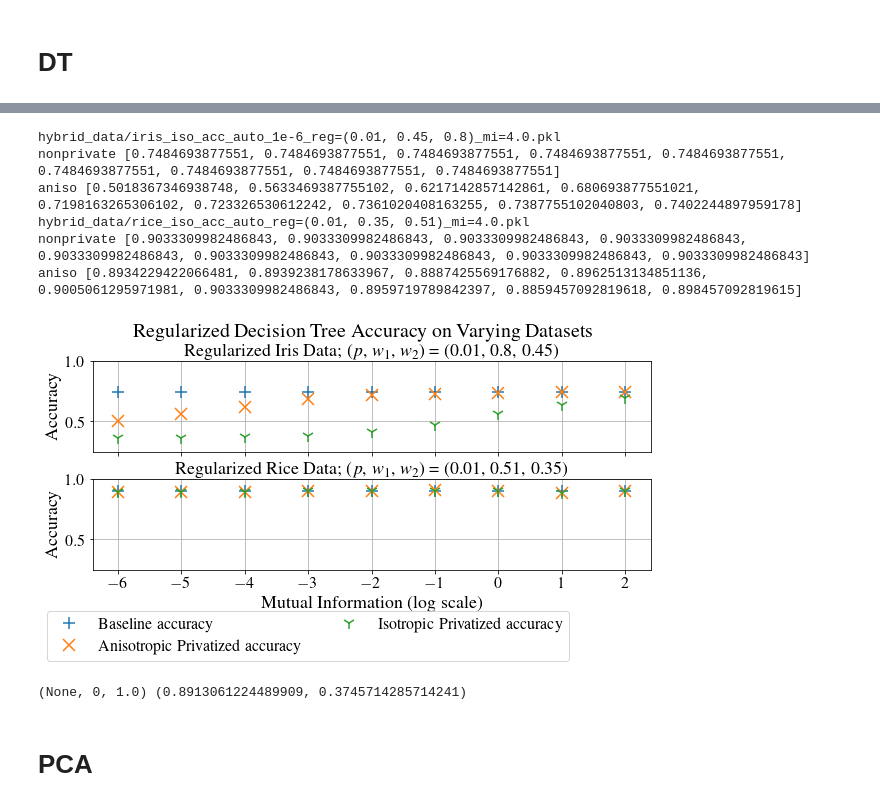
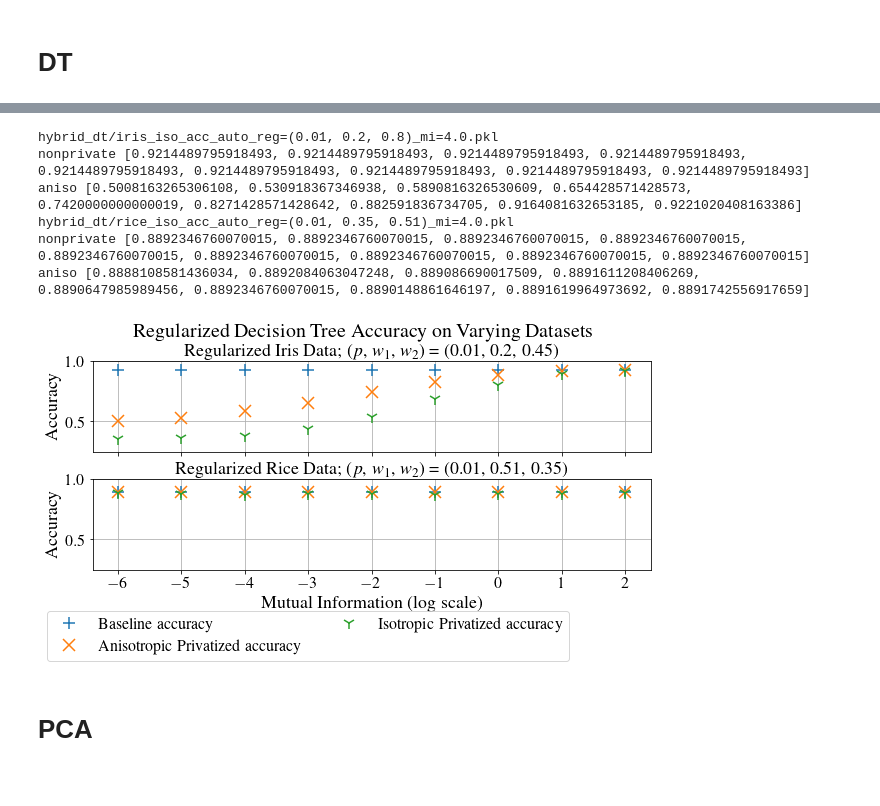
Before and after one commit to mayuri95/pac_algs, a Jupyter notebook: hybrid viz.ipynb, the cells around one changed output, grey strips where cells are left out. Cells and saved outputs as stored; diff of their text form; code cells hidden in the pictures.

```diff
--- a/hybrid viz.ipynb
+++ b/hybrid viz.ipynb
@@ -111,16 +155,25 @@ iso_fnames = ["hybrid_data/iris_iso_acc_mi={}.pkl",
           "hybrid_data/rice_iso_acc_mi={}.pkl",
              "hybrid_data/bean_iso_acc_mi={}.pkl"]
 
+# fnames = ["hybrid_svm/iris_acc_mi={}.pkl",
+#           "hybrid_svm/rice_acc_mi={}.pkl",
+#          "hybrid_svm/bean_acc_mi={}.pkl"]
+
+# iso_fnames = ["hybrid_svm/iris_iso_acc_mi={}.pkl",
+#           "hybrid_svm/rice_iso_acc_mi={}.pkl",
+#              "hybrid_svm/bean_iso_acc_mi={}.pkl"]
+
 data_types = ['iris', 'rice', 'bean']
 titles = ["Iris Data", "Rice Data", "Dry Bean"]
 fig, axes = plt.subplots(3, sharex=True, figsize=(10, 6))
-baseline_vals = [0.9591836734693955, 0.9308231173380125, 0.9179524859172246]
+baseline_vals = [0.9591836734693955, 0.9273204903677511, 0.9110947832475934]
 
 # reg = 0.05
 C_vals = [1.0, 1.0, 1.0]
 ys = [(0.25, 1.), (0.25, 1.), (0, 1)]
 
 for ind, data in enumerate(data_types):
+
     tmp, iso_tmp = {}, {}
     for mi in true_x_vals:
         tmp[mi] = pickle.load(open(fnames[ind].format(mi), 'rb'))[C_vals[ind]]
@@ -176,7 +229,7 @@ iso_fnames = ["hybrid_data/iris_iso_acc_mi={}.pkl",
 data_types = ['iris', 'rice', 'bean']
 titles = ["Iris Data (C=0.05)", "Rice Data (C=0.05)", "Dry Bean (C=0.005)"]
 fig, axes = plt.subplots(3, sharex=True, figsize=(10, 6))
-baseline_vals = [0.7142857142857043, 0.9316987740805793, 0.8224344844477134]
+baseline_vals = [0.7142857142857043, 0.9273204903677511, 0.8224344844477134]
 # reg = 0.05
 C_vals = [0.05, 0.05, 0.005]
 ys = [(0.25, 1.), (0.25, 1.), (0, 1)]
@@ -218,6 +271,6 @@ plt.subplots_adjust(top=0.85)
 
 lgd = fig.legend(handles, labels, ncol=2, loc=2, prop={'size': 16}, bbox_to_anchor=(0.05, 0.01))
 plt.xlabel("Mutual Information (log scale)", fontsize=18)
-plt.suptitle("SVM Accuracy on Varying Datasets", fontsize=20)
+plt.suptitle("Regularized SVM Accuracy on Varying Datasets", fontsize=20)
 plt.savefig('hybrid_figs/mi_svm_reg.png', bbox_inches = "tight")
 # %% [output]
@@ -228,18 +281,18 @@ plt.savefig('hybrid_figs/mi_svm_reg.png', bbox_inches = "tight")
 true_x_vals = [0.015625, 0.03125, 0.0625, 0.125, 0.25, 0.5, 1.0, 2.0, 4.0]
 # print(true_x_vals)
 # kmeans_mi=0.125_iris_acc.pkl
-regs = [(None, 0, 1.0), (None, 0, 1.0)]
-fnames = ["hybrid_data/iris_acc_auto_reg={}_mi={}.pkl",
-          "hybrid_data/rice_acc_auto_reg={}_mi={}.pkl"]
+regs = [(None, 0.0, 1.0), (None, 0, 1.0)]
+fnames = ["hybrid_dt/iris_acc_auto_reg={}_mi={}.pkl",
+          "hybrid_dt/rice_acc_auto_reg={}_mi={}.pkl"]
 # iris_iso_acc_auto_reg=(0.01, 0.1, 0.95)_mi=0.015625.pkl
-iso_fnames = ["hybrid_data/iris_iso_acc_auto_reg={}_mi={}.pkl",
-          "hybrid_data/rice_iso_acc_auto_reg={}_mi={}.pkl"]
+iso_fnames = ["hybrid_dt/iris_iso_acc_auto_reg={}_mi={}.pkl",
+          "hybrid_dt/rice_iso_acc_auto_reg={}_mi={}.pkl"]
 
 data_types = ['iris', 'rice']
 titles = ["Iris Data", "Rice Data"]
 fig, axes = plt.subplots(2, sharex=True, figsize=(10, 4))
 
-baseline_vals = [0.9066326530612353, 0.9181663747810851]
+baseline_vals = [0.9059795918367456, 0.9143038528896621]
 
 for ind, data in enumerate(data_types):
 #     if ind == 0:
@@ -282,4 +335,5 @@ lgd = fig.legend(handles, labels, ncol=2, loc=2, prop={'size': 16}, bbox_to_anch
 plt.xlabel("Mutual Information (log scale)", fontsize=18)
 plt.suptitle("Decision Tree Accuracy on Varying Datasets", fontsize=20)
 plt.savefig('hybrid_figs/dt_naive.png', bbox_inches = "tight")
+# hybrid_dt/iris_acc_auto_reg=(None, 0.0, 1.0)_mi=0.015625.pkl
 # %% [output]
@@ -292,18 +346,19 @@ aniso [0.6392889667250433, 0.6384781085814364, 0.6541908931698763, 0.66484763572
 true_x_vals = [0.015625, 0.03125, 0.0625, 0.125, 0.25, 0.5, 1.0, 2.0, 4.0]
 # print(true_x_vals)
 # kmeans_mi=0.125_iris_acc.pkl
-regs = [(0.01, 0.45, 0.8), (0.01, 0.35, 0.51)]
-fnames = ["hybrid_data/iris_acc_auto_1e-6_reg={}_mi={}.pkl",
-          "hybrid_data/rice_acc_auto_reg={}_mi={}.pkl"]
+regs = [(0.01, 0.2, 0.8), (0.01, 0.35, 0.51)]
+fnames = ["hybrid_dt/iris_acc_auto_reg={}_mi={}.pkl",
+          "hybrid_dt/rice_acc_auto_reg={}_mi={}.pkl"]
 
-iso_fnames = ["hybrid_data/iris_iso_acc_auto_1e-6_reg={}_mi={}.pkl",
-          "hybrid_data/rice_iso_acc_auto_reg={}_mi={}.pkl"]
+iso_fnames = ["hybrid_dt/iris_iso_acc_auto_reg={}_mi={}.pkl",
+          "hybrid_dt/rice_iso_acc_auto_reg={}_mi={}.pkl"]
+# iris_iso_acc_auto_reg=(0.01, 0.2, 0.8)_mi=0.015625.pkl
 
 data_types = ['iris', 'rice']
-titles = ["Regularized Iris Data; ($p$, $w_1$, $w_2$) = (0.01, 0.8, 0.45)", "Regularized Rice Data; ($p$, $w_1$, $w_2$) = (0.01, 0.51, 0.35)"]
+titles = ["Regularized Iris Data; ($p$, $w_1$, $w_2$) = (0.01, 0.2, 0.45)", "Regularized Rice Data; ($p$, $w_1$, $w_2$) = (0.01, 0.51, 0.35)"]
 fig, axes = plt.subplots(2, sharex=True, figsize=(10, 4))
 
-baseline_vals = [0.7439183673469384, 0.8996059544658511]
+baseline_vals = [0.9214489795918493, 0.8886926444833576]
 
 for ind, data in enumerate(data_types):
 #     if ind == 0:
@@ -320,48 +375,40 @@ for ind, data in enumerate(data_types):
         acc_dict[mi] = (tmp[mi][0], tmp[mi][1])
         iso_acc_dict[mi] = (iso_tmp[mi][0], iso_tmp[mi][1])
     sorted_keys = sorted(acc_dict.keys())
     subsampling_ys = [max(acc_dict[k][0] for k in sorted_keys)]*len(sorted_keys)
     print('nonprivate', subsampling_ys)
     hybrid_priv_ys = [acc_dict[k][1] for k in sorted_keys]
     print('aniso', hybrid_priv_ys)
     iso_priv_ys = [iso_acc_dict[k][1] for k in sorted_keys]
 
     transformed_x_vals = [np.log2(x) for x in true_x_vals]
     ax.plot(transformed_x_vals, [baseline_vals[ind]]*len(transformed_x_vals), '+', markersize=12, mew=1.5, label="Baseline accuracy")
     ax.plot(transformed_x_vals, hybrid_priv_ys, 'x', markersize=12, mew=1.5, label="Anisotropic Privatized accuracy")
     ax.plot(transformed_x_vals, iso_priv_ys, '1', markersize=12, mew=1.5, label="Isotropic Privatized accuracy")
     y_min, y_max = 0.25, 1.0
     ax.set_ylim(y_min, y_max)
 
     ax.set_ylabel("Accuracy", fontsize=18)
     ax.set_title(titles[ind], fontsize=18)
     ax.grid(True)
     ax.tick_params(axis='both', labelsize=16)
 plt.subplots_adjust(hspace=0.3)
 
 handles, labels = ax.get_legend_handles_labels()
 plt.subplots_adjust(top=0.85)
 
 lgd = fig.legend(handles, labels, ncol=2, loc=2, prop={'size': 16}, bbox_to_anchor=(0.05, 0.01))
 plt.xlabel("Mutual Information (log scale)", fontsize=18)
 plt.suptitle("Regularized Decision Tree Accuracy on Varying Datasets", fontsize=20)
 plt.savefig('hybrid_figs/dt_reg.png', bbox_inches = "tight")
 # %% [output]
-hybrid_data/iris_iso_acc_auto_1e-6_reg=(0.01, 0.45, 0.8)_mi=4.0.pkl
-nonprivate [0.7484693877551, 0.7484693877551, 0.7484693877551, 0.7484693877551, 0.7484693877551, 0.7484693877551, 0.7484693877551, 0.7484693877551, 0.7484693877551]
-aniso [0.5018367346938748, 0.5633469387755102, 0.6217142857142861, 0.680693877551021, 0.7198163265306102, 0.723326530612242, 0.7361020408163255, 0.7387755102040803, 0.7402244897959178]
-hybrid_data/rice_iso_acc_auto_reg=(0.01, 0.35, 0.51)_mi=4.0.pkl
-nonprivate [0.9033309982486843, 0.9033309982486843, 0.9033309982486843, 0.9033309982486843, 0.9033309982486843, 0.9033309982486843, 0.9033309982486843, 0.9033309982486843, 0.9033309982486843]
-aniso [0.8934229422066481, 0.8939238178633967, 0.8887425569176882, 0.8962513134851136, 0.9005061295971981, 0.9033309982486843, 0.8959719789842397, 0.8859457092819618, 0.898457092819615]
+hybrid_dt/iris_iso_acc_auto_reg=(0.01, 0.2, 0.8)_mi=4.0.pkl
+nonprivate [0.9214489795918493, 0.9214489795918493, 0.9214489795918493, 0.9214489795918493, 0.9214489795918493, 0.9214489795918493, 0.9214489795918493, 0.9214489795918493, 0.9214489795918493]
+aniso [0.5008163265306108, 0.530918367346938, 0.5890816326530609, 0.654428571428573, 0.7420000000000019, 0.8271428571428642, 0.882591836734705, 0.9164081632653185, 0.9221020408163386]
+hybrid_dt/rice_iso_acc_auto_reg=(0.01, 0.35, 0.51)_mi=4.0.pkl
+nonprivate [0.8892346760070015, 0.8892346760070015, 0.8892346760070015, 0.8892346760070015, 0.8892346760070015, 0.8892346760070015, 0.8892346760070015, 0.8892346760070015, 0.8892346760070015]
+aniso [0.8888108581436034, 0.8892084063047248, 0.889086690017509, 0.8891611208406269, 0.8890647985989456, 0.8892346760070015, 0.8890148861646197, 0.8891619964973692, 0.8891742556917659]
-[figure, old version]
+[figure, new version]
-# %%
-test_mi = 2**(-6)
-tested_regs_iris = [(None, 0, 1.0)]
-for reg in tested_regs_iris:
-    acc = pickle.load(open(fnames[0].format(reg, test_mi), 'rb'))[reg]
-    print(reg, acc)
-# %% [output]
-(None, 0, 1.0) (0.8913061224489909, 0.3745714285714241)
 # %% [markdown]
 # PCA
 # %%
```
Also changed, not shown: parts of 9 cells of this notebook, 37 other files.
